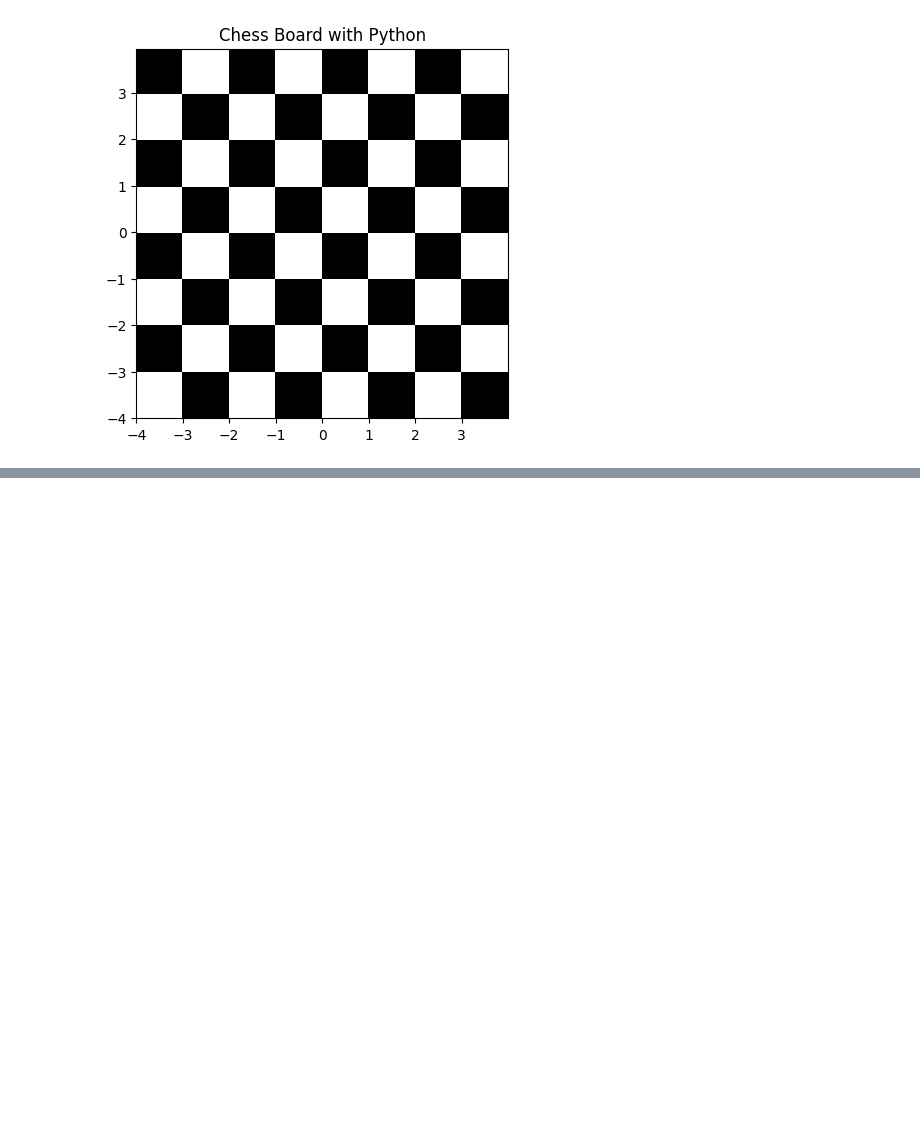
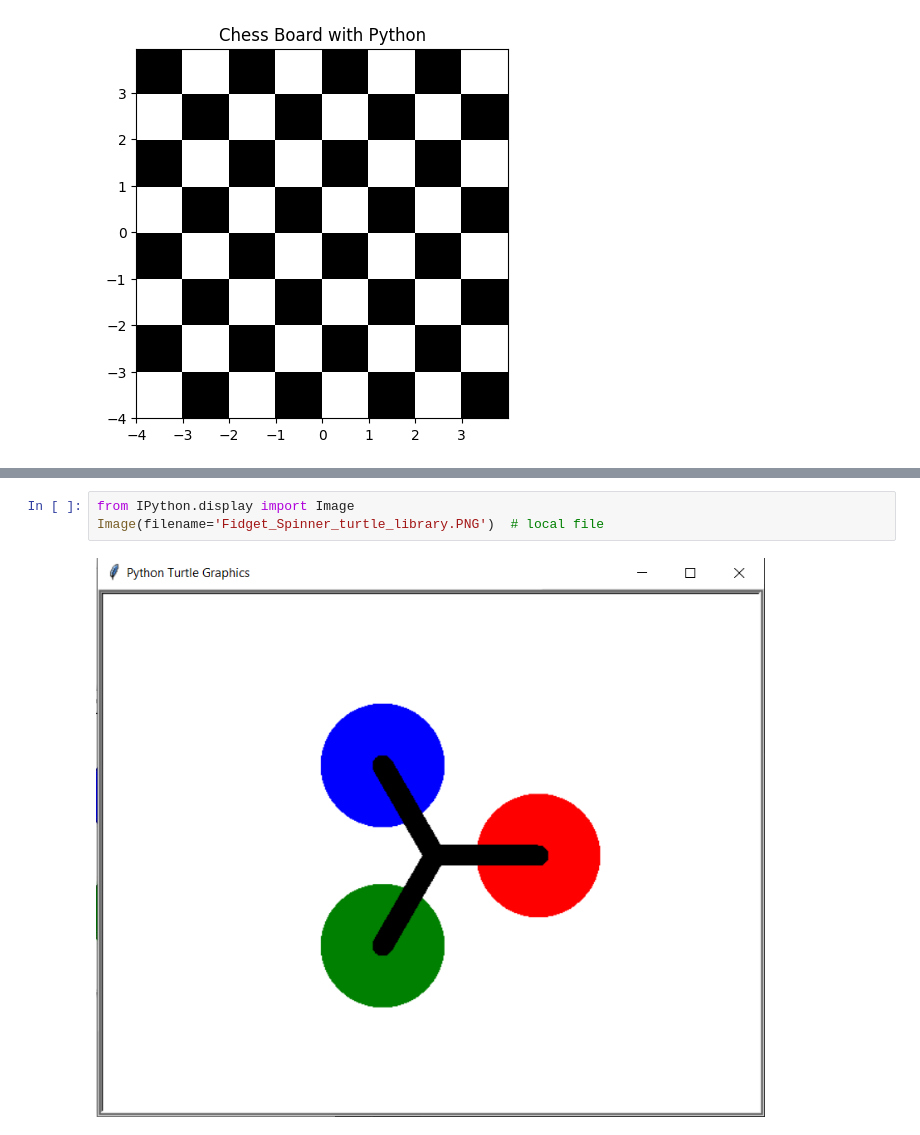
Before and after one commit to masrik-dev/Data-and-information-visualization, a Jupyter notebook: Data and information visualization.ipynb, the cells around one changed output, grey strips where cells are left out. Cells and saved outputs as stored; diff of their text form; blank space fills up the shorter version.

Commit message:
--update fidget_spinner

```diff
--- a/Data and information visualization.ipynb
+++ b/Data and information visualization.ipynb
@@ -452,0 +491,5 @@ plt.show()
+# %%
+from IPython.display import Image
+Image(filename='Fidget_Spinner_turtle_library.PNG')  # local file
+# %% [output]
+[figure, added]
```
Also changed, not shown: parts of 2 cells of this notebook, 1 other file.
